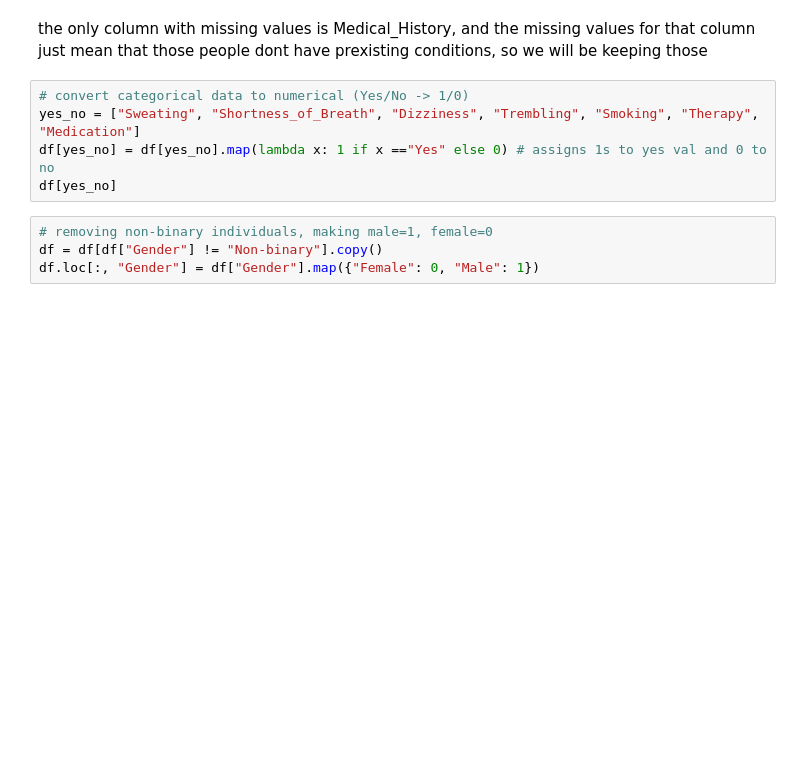
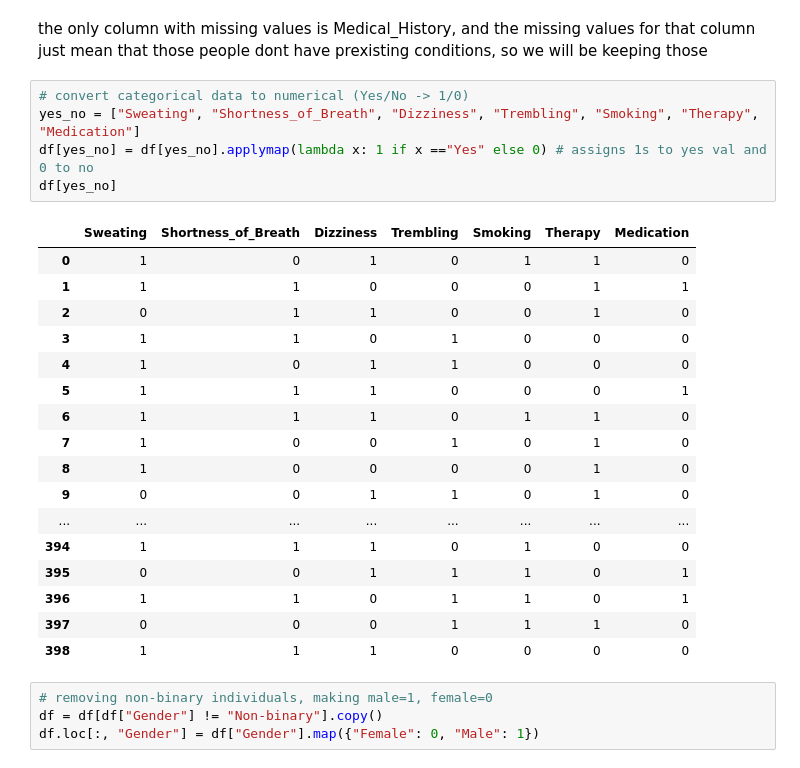
Before and after one commit to katrinashonka/DS4200FinalProject, a Jupyter notebook: anxiety_data.ipynb, the cells around one changed output. Saved outputs shown, nothing was run; the diff lists cells and outputs as text; blank space fills up the shorter version.

```diff
--- a/anxiety_data.ipynb
+++ b/anxiety_data.ipynb
@@ -20,8 +56,26 @@ that those people dont have prexisting conditions, so we will be keeping those
 # %%
 # convert categorical data to numerical (Yes/No -> 1/0)
 yes_no = ["Sweating", "Shortness_of_Breath", "Dizziness", "Trembling", "Smoking", "Therapy", "Medication"]
-df[yes_no] = df[yes_no].map(lambda x: 1 if x =="Yes" else 0) # assigns 1s to yes val and 0 to no
+df[yes_no] = df[yes_no].applymap(lambda x: 1 if x =="Yes" else 0) # assigns 1s to yes val and 0 to no
 df[yes_no]
+# %% [output]
+|  | Sweating | Shortness_of_Breath | Dizziness | Trembling | Smoking | Therapy | Medication |
+| 0 | 1 | 0 | 1 | 0 | 1 | 1 | 0 |
+| 1 | 1 | 1 | 0 | 0 | 0 | 1 | 1 |
+| 2 | 0 | 1 | 1 | 0 | 0 | 1 | 0 |
+| 3 | 1 | 1 | 0 | 1 | 0 | 0 | 0 |
+| 4 | 1 | 0 | 1 | 1 | 0 | 0 | 0 |
+| 5 | 1 | 1 | 1 | 0 | 0 | 0 | 1 |
+| 6 | 1 | 1 | 1 | 0 | 1 | 1 | 0 |
+| 7 | 1 | 0 | 0 | 1 | 0 | 1 | 0 |
+| 8 | 1 | 0 | 0 | 0 | 0 | 1 | 0 |
+| 9 | 0 | 0 | 1 | 1 | 0 | 1 | 0 |
+| ... | ... | ... | ... | ... | ... | ... | ... |
+| 394 | 1 | 1 | 1 | 0 | 1 | 0 | 0 |
+| 395 | 0 | 0 | 1 | 1 | 1 | 0 | 1 |
+| 396 | 1 | 1 | 0 | 1 | 1 | 0 | 1 |
+| 397 | 0 | 0 | 0 | 1 | 1 | 1 | 0 |
+| 398 | 1 | 1 | 1 | 0 | 0 | 0 | 0 |
 # %%
 # removing non-binary individuals, making male=1, female=0
 df = df[df["Gender"] != "Non-binary"].copy()
```
Also changed, not shown: parts of 6 cells of this notebook.
